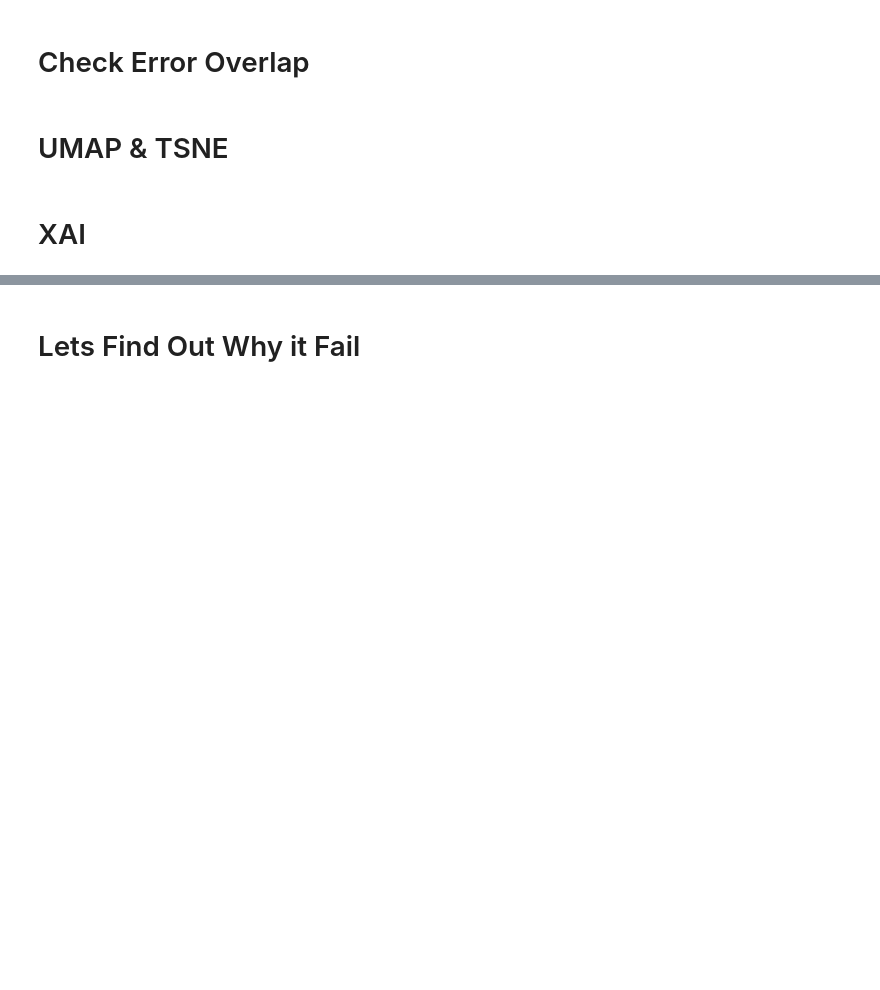
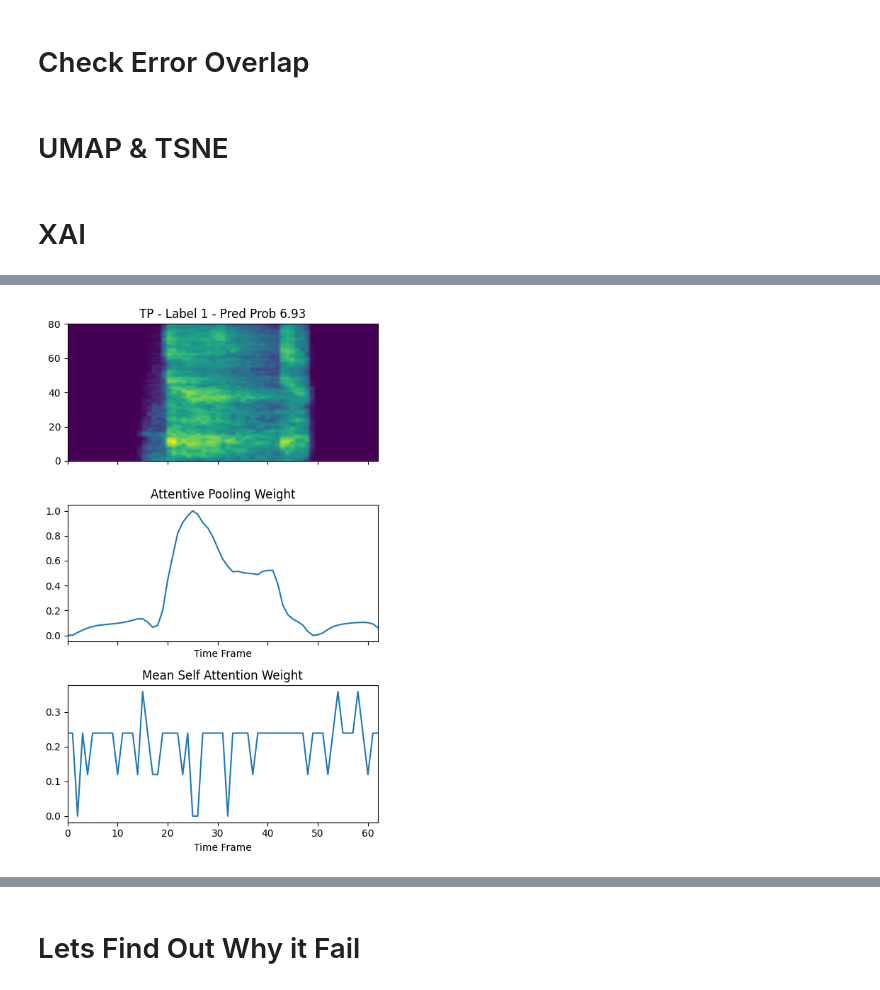
Before and after one commit to arkiven4/NXSCough, a Jupyter notebook: notebooks/xai.ipynb, the cells around one changed output, grey strips where cells are left out. Saved outputs shown, nothing was run; the diff lists cells and outputs as text; code cells hidden in the pictures; blank space fills up the shorter version.

```diff
--- a/notebooks/xai.ipynb
+++ b/notebooks/xai.ipynb
@@ -646,4 +688,0 @@ results_dict = train.evaluate_on_dataset(runner_lightning, trainer, df_test_eval
-# %%
-preds = (test_df_thr["bilstmatt_logmel"] >= 0.5).astype(int).values
-labels = test_df_thr["disease_status"].values
-logits = test_df_thr["bilstmatt_logmel"].values
@@ -683,0 +689,13 @@ specificity
+# %%
+seleted_column = experiment_metadata[1]
+df_result_test = df_result[df_result['split'] == 'test']
+df_result_test["CM"] = np.select(
+    [
+        (df_result_test["disease_status"] == 1) & (df_result_test[seleted_column] == 1),
+        (df_result_test["disease_status"] == 0) & (df_result_test[seleted_column] == 0),
+        (df_result_test["disease_status"] == 0) & (df_result_test[seleted_column] == 1),
+        (df_result_test["disease_status"] == 1) & (df_result_test[seleted_column] == 0),
+    ],
+    ["TP", "TN", "FP", "FN"],
+    default="UNK"
+)
@@ -683,0 +756,31 @@ specificity
+# %%
+selected_index = random.randint(0, len(audios) - 1)
+
+audio = minmax_norm(audios[selected_index])
+t_att = minmax_norm(out_model['asp_weights'][selected_index].mean(dim=0)).cpu().detach().numpy()
+se_att = minmax_norm(out_model['self_attn_weights'][selected_index].mean(dim=0)).cpu().detach().numpy()
+time_x = np.arange(audio.shape[-1])
+
+mel_np = np.flipud(audio.numpy())
+cmap = cm.get_cmap("viridis")
+mel_rgb = cmap(mel_np)[..., :3]
+
+preds_prob = unified_confidence(probs[selected_index], runner_lightning.probs_threshold)
+true_label = dse_ids[selected_index]
+
+fig, axes = plt.subplots(nrows=3, ncols=1, figsize=(5, 8), sharex=True)
+axes[0].imshow(mel_rgb, aspect='auto', extent=[time_x[0], time_x[-1], 0, mel_rgb.shape[0]])
+axes[0].set_title(f"{cm_modes} - Label {true_label} - Pred Prob {preds_prob:.2f}")
+
+axes[1].plot(time_x, t_att)
+axes[1].set_title("Attentive Pooling Weight")
+axes[1].set_xlabel("Time Frame")
+
+axes[2].plot(time_x, se_att)
+axes[2].set_title("Mean Self Attention Weight")
+axes[2].set_xlabel("Time Frame")
+
+plt.tight_layout()
+plt.show()
+# %% [output]
+[figure, added]
```
Also changed, not shown: parts of 43 cells of this notebook, 4 other files.
